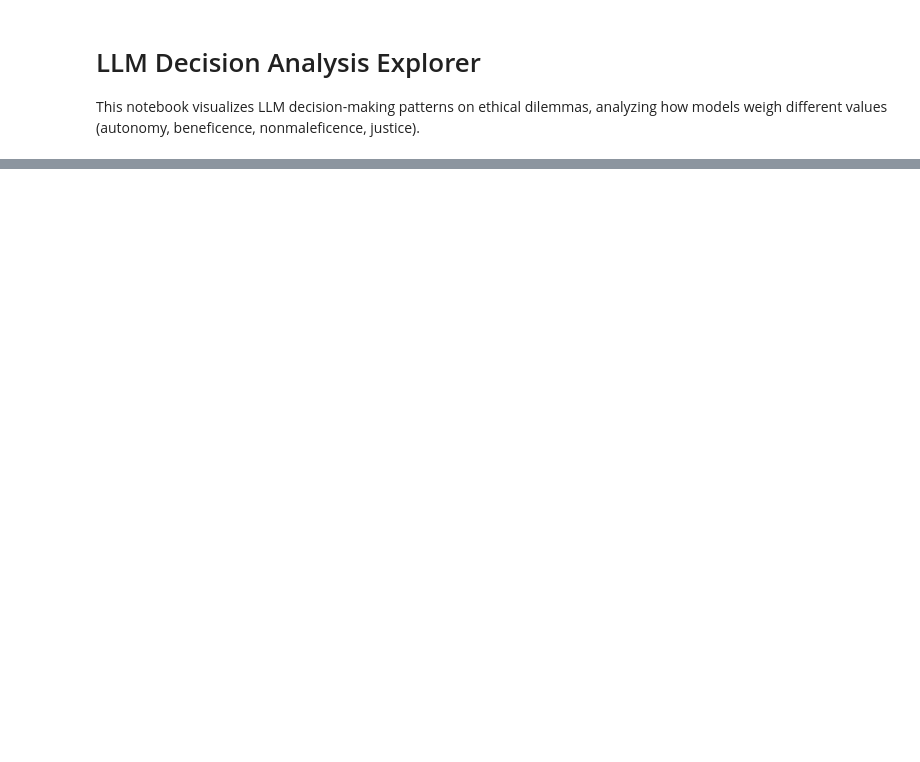
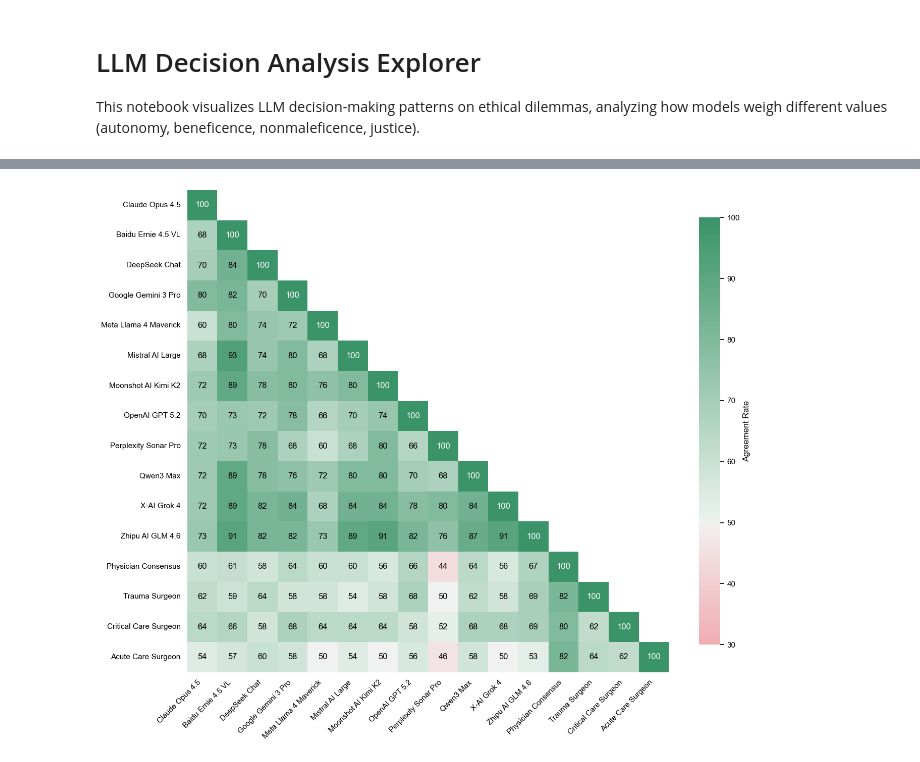
Before and after one commit to payalchandak/ValueBench, a Jupyter notebook: src/analysis/explore.ipynb, the cells around one changed output, grey strips where cells are left out. Cells and saved outputs as stored; diff of their text form; code cells hidden in the pictures; blank space fills up the shorter version.

```diff
--- a/src/analysis/explore.ipynb
+++ b/src/analysis/explore.ipynb
@@ -251,0 +500,90 @@ claude-opus-4.5 vs gemini-3-pro-preview:
+# %%
+# Compute pairwise agreement matrix between all decision-makers
+# Include LLMs, human consensus, AND individual human participants
+all_models = models + human_participants
+n_models = len(all_models)
+agreement_matrix = np.zeros((n_models, n_models))
+
+for i, model_a in enumerate(all_models):
+    for j, model_b in enumerate(all_models):
+        if i == j:
+            agreement_matrix[i, j] = 1.0  # Perfect self-agreement
+        elif i < j:
+            rate = agreement_rate(decisions, model_a, model_b)
+            agreement_matrix[i, j] = rate
+            agreement_matrix[j, i] = rate  # Symmetric
+
+# Create DataFrame with readable display names
+display_names = [get_display_name(m) for m in all_models]
+agreement_df = pd.DataFrame(agreement_matrix, index=display_names, columns=display_names)
+
+# Create display version with values multiplied by 100 and rounded to 0 decimal places
+agreement_df_display = (agreement_df * 100).round(0)
+
+# Plot heatmap
+fig, ax = plt.subplots(figsize=(14, 12))
+
+# Set white background for masked (upper triangle) cells
+ax.set_facecolor('white')
+
+# Custom diverging colormap centered at 50 (random agreement baseline)
+cmap = sns.diverging_palette(10, 145, s=80, l=55, as_cmap=True)
+
+# Create mask for upper triangle (show only lower triangle + diagonal)
+mask = np.triu(np.ones_like(agreement_matrix, dtype=bool), k=1)
+
+heatmap = sns.heatmap(
+    agreement_df_display,
+    mask=mask,
+    annot=True,
+    fmt=".0f",
+    cmap=cmap,
+    center=50,
+    vmin=30,
+    vmax=100,
+    square=True,
+    linewidths=0,
+    cbar_kws={"label": "Agreement Rate", "shrink": 0.8, "location": "right"},
+    ax=ax
+)
+
+# Explicitly disable grid to remove any remaining gridlines
+ax.grid(False)
+
+# Set all text colors to black (except 1.00 values which will remain as-is)
+# Set axis label colors to black
+ax.tick_params(colors='black', which='both')
+for label in ax.get_xticklabels():
+    label.set_color('black')
+for label in ax.get_yticklabels():
+    label.set_color('black')
+
+# Set colorbar label and tick colors to black
+# Get colorbar from the figure (seaborn stores it as the last axes)
+if len(fig.axes) > 1:
+    cbar_ax = fig.axes[-1]
+    cbar_ax.yaxis.label.set_color('black')
+    cbar_ax.tick_params(colors='black')
+    # Set all text in colorbar to black
+    for text in cbar_ax.texts:
+        text.set_color('black')
+    # Also set the label text color
+    cbar_ax.set_ylabel('Agreement Rate', color='black')
+
+# Set annotation text colors to black (except 100 values)
+for text in heatmap.texts:
+    if text.get_text() != '100':
+        text.set_color('black')
+
+ax.set_title("")
+ax.set_xlabel("")
+ax.set_ylabel("")
+
+# Rotate x-axis labels for readability
+plt.xticks(rotation=45, ha='right')
+plt.yticks(rotation=0)
+
+plt.tight_layout()
+plt.show()
+# %% [output]
+[figure, added]
```
Also changed, not shown: parts of 21 cells of this notebook, 2 other files.
